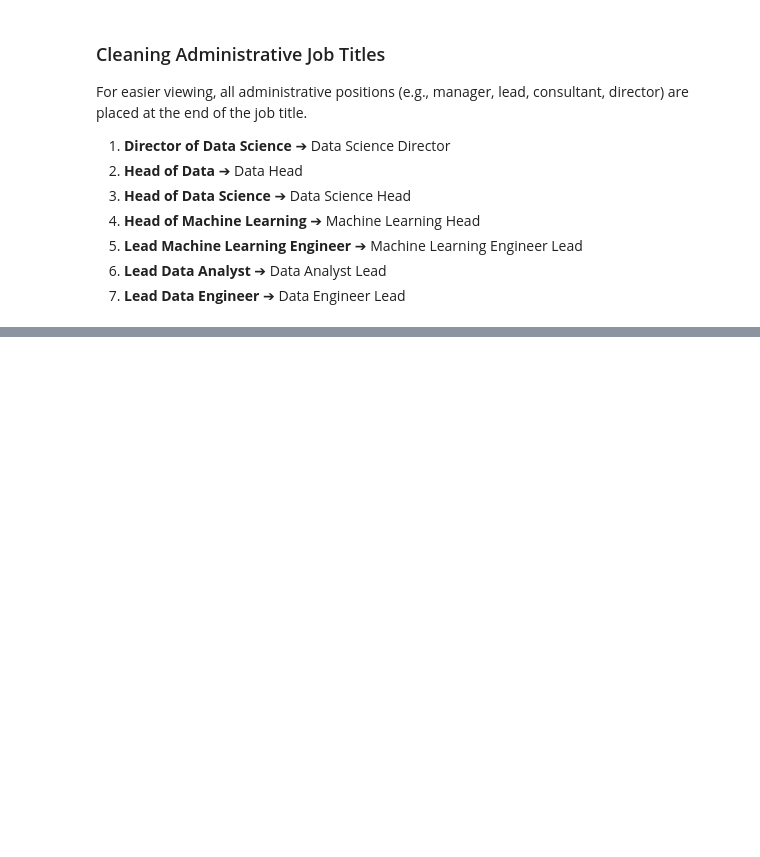
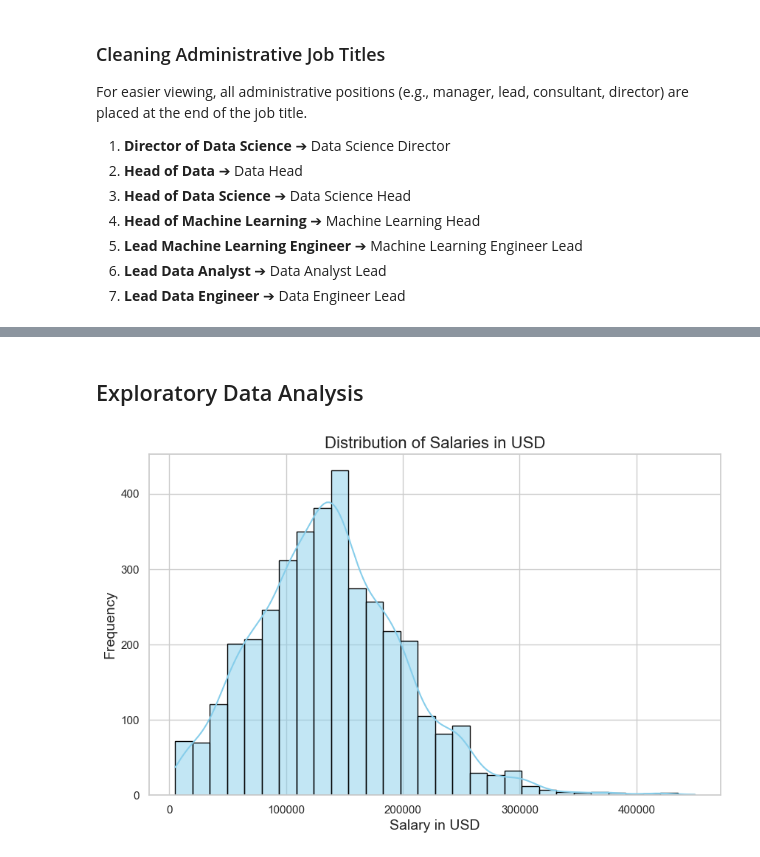
Before and after one commit to Brasprin/CSMODEL, a Jupyter notebook: CSMODEL - MCO1/CSMODEL_Project_S16_Group12.ipynb, the cells around one changed output, grey strips where cells are left out. Cells and saved outputs as stored; diff of their text form; code cells hidden in the pictures; blank space fills up the shorter version.

```diff
--- a/CSMODEL - MCO1/CSMODEL_Project_S16_Group12.ipynb
+++ b/CSMODEL - MCO1/CSMODEL_Project_S16_Group12.ipynb
@@ -171,0 +186,12 @@ ds_salary_clean['job_title'] = ds_salary_df['job_title'].replace({
+# %%
+initial_columns = ds_salary_clean.columns.tolist()
+
+# Drop the 'salary', 'salary_currency', and 'employee_residence' columns
+ds_salary_clean.drop(columns=['salary', 'salary_currency', 'employee_residence'], inplace=True)
+
+final_columns = ds_salary_clean.columns.tolist()
+
+print("Columns before and after dropping 'salary' and 'salary_currency':")
+print(tabulate([["Initial Columns", ", ".join(initial_columns)],
+                ["Final Columns", ", ".join(final_columns)]],
+               headers=["Stage", "Columns"], tablefmt="grid"))
@@ -171,0 +207,13 @@ ds_salary_clean['job_title'] = ds_salary_df['job_title'].replace({
+# %% [markdown]
+## Exploratory Data Analysis
+# %%
+plt.figure(figsize=(10, 6))
+sns.histplot(ds_salary_clean['salary_in_usd'], bins=30, kde=True, color='skyblue', edgecolor='black')
+
+plt.title('Distribution of Salaries in USD', fontsize=16)
+plt.xlabel('Salary in USD', fontsize=14)
+plt.ylabel('Frequency', fontsize=14)
+
+plt.show()
+# %% [output]
+[figure, added]
```
Also changed, not shown: parts of 11 cells of this notebook, 1 other file.
